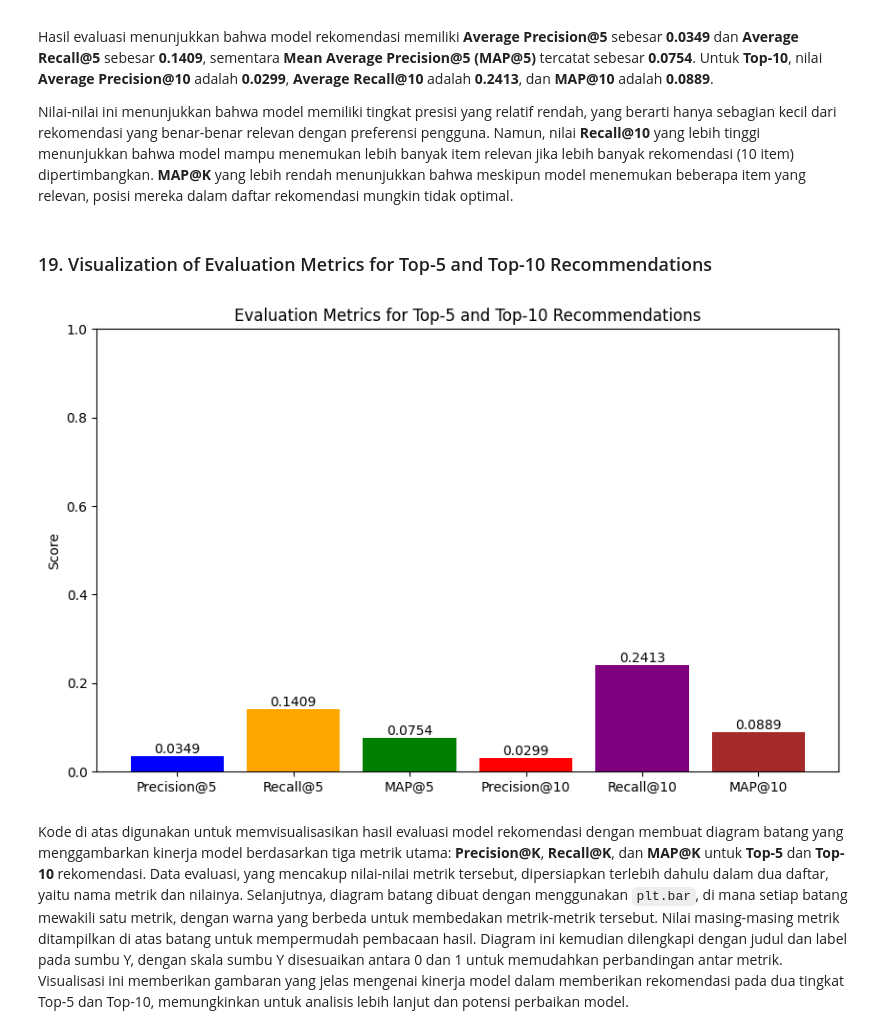
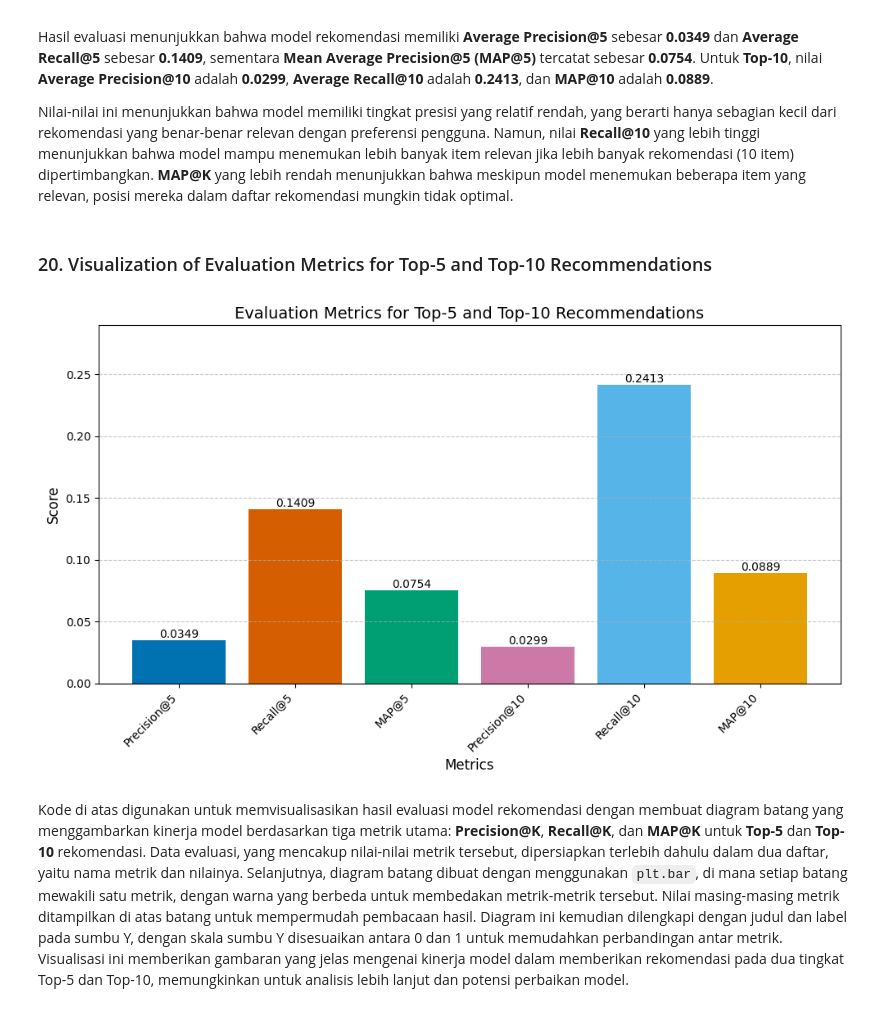
Before and after one commit to bintangmargarethasitumorang/Recommendation-System-Project-Group-06, a Jupyter notebook: CBF_Using_KNN_Toba-Tourism_Group 6.ipynb, the cells around one changed output. Saved outputs shown, nothing was run; the diff lists cells and outputs as text; code cells hidden in the pictures.

```diff
--- a/CBF_Using_KNN_Toba-Tourism_Group 6.ipynb
+++ b/CBF_Using_KNN_Toba-Tourism_Group 6.ipynb
@@ -481,31 +499,36 @@ Secara keseluruhan, kode ini mengukur kinerja model KNN pada test set dan member
 # %%
-# Asumsi hasil evaluasi dari kode sebelumnya
+# Assuming test_rmse and test_mae are already calculated
+# Example values (replace with your actual values)
 test_rmse = mean_squared_error(test_true_ratings, test_predicted_ratings, squared=False)
 test_mae = mean_absolute_error(test_true_ratings, test_predicted_ratings)
 
-# 1. Buat DataFrame untuk menyimpan hasil metrik
+# Create a DataFrame for the metrics
 metrics_data = {
     "Metric": ["RMSE", "MAE"],
     "Value": [test_rmse, test_mae]
 }
 metrics_df = pd.DataFrame(metrics_data)
 
-# 2. Visualisasi RMSE dan MAE
+# Visualize RMSE and MAE with improved colorblind-friendly palette
 plt.figure(figsize=(8, 5))
-bars = plt.bar(metrics_df["Metric"], metrics_df["Value"], color=['blue', 'orange'])
+bars = plt.bar(metrics_df["Metric"], metrics_df["Value"], color=['#0072B2', '#D55E00']) # Qualitative colorblind-safe palette
 plt.title("Model Evaluation Metrics (RMSE and MAE) on Test Set")
 plt.ylabel("Error Value")
-plt.ylim(0, max(metrics_df["Value"]) * 1.2)  # Scale the y-axis
 
-# Add values above bars
+# Set y-axis limit dynamically
+plt.ylim(0, max(metrics_df["Value"]) * 1.2)
+
+# Add value labels above the bars
 for bar in bars:
     yval = bar.get_height()
-    plt.text(bar.get_x() + bar.get_width() / 2.0, yval + 0.02, round(yval, 2), ha='center', va='bottom')
+    plt.text(bar.get_x() + bar.get_width()/2, yval, round(yval, 2), ha='center', va='bottom')
 
-plt.grid(axis="y", linestyle="--", alpha=0.7)
+# Add a horizontal grid for better readability
+plt.grid(axis='y', linestyle='--', alpha=0.7)
+
 plt.show()
 
-# 3. Tampilkan DataFrame sebagai tabel
+# Display the DataFrame as a table
 print("Model Evaluation Metrics (RMSE and MAE):")
-print(metrics_df)
+metrics_df
 # %% [output]
@@ -665,36 +688,42 @@ Hasil evaluasi menunjukkan bahwa model rekomendasi memiliki **Average Precision@
 
 Nilai-nilai ini menunjukkan bahwa model memiliki tingkat presisi yang relatif rendah, yang berarti hanya sebagian kecil dari rekomendasi yang benar-benar relevan dengan preferensi pengguna. Namun, nilai **Recall@10** yang lebih tinggi menunjukkan bahwa model mampu menemukan lebih banyak item relevan jika lebih banyak rekomendasi (10 item) dipertimbangkan. **MAP@K** yang lebih rendah menunjukkan bahwa meskipun model menemukan beberapa item yang relevan, posisi mereka dalam daftar rekomendasi mungkin tidak optimal.
 # %% [markdown]
-### 19. Visualization of Evaluation Metrics for Top-5 and Top-10 Recommendations
+### 20. Visualization of Evaluation Metrics for Top-5 and Top-10 Recommendations
 # %%
 # Data evaluasi
 precision_at_5 = metrics['Precision@5']
 recall_at_5 = metrics['Recall@5']
 map_at_5 = metrics['MAP@5']
 
 precision_at_10 = metrics['Precision@10']
 recall_at_10 = metrics['Recall@10']
 map_at_10 = metrics['MAP@10']
 
-# Data untuk visualisasi
 metrics_names = ['Precision@5', 'Recall@5', 'MAP@5', 'Precision@10', 'Recall@10', 'MAP@10']
 metrics_values = [precision_at_5, recall_at_5, map_at_5, precision_at_10, recall_at_10, map_at_10]
 
+# Warna yang ramah untuk orang buta warna
+colors = ['#0072B2', '#D55E00', '#009E73', '#CC79A7', '#56B4E9', '#E69F00']
+
 # Membuat diagram batang
 plt.figure(figsize=(10, 6))
-bars = plt.bar(metrics_names, metrics_values, color=['blue', 'orange', 'green', 'red', 'purple', 'brown'])
+bars = plt.bar(metrics_names, metrics_values, color=colors)
 
 # Menambahkan nilai di atas batang
 for bar in bars:
     yval = bar.get_height()
-    plt.text(bar.get_x() + bar.get_width()/2, yval, f'{yval:.4f}', ha='center', va='bottom')
+    plt.text(bar.get_x() + bar.get_width()/2, yval, round(yval, 4), ha='center', va='bottom')
 
 # Memberikan judul dan label
-plt.title('Evaluation Metrics for Top-5 and Top-10 Recommendations')
-plt.ylabel('Score')
-plt.ylim(0, 1)  # Menyesuaikan skala untuk metrik evaluasi (0 - 1)
+plt.title('Evaluation Metrics for Top-5 and Top-10 Recommendations', fontsize=14)
+plt.ylabel('Score', fontsize=12)
+plt.xlabel('Metrics', fontsize=12)
+plt.ylim(0, max(metrics_values) * 1.2)  # Menyesuaikan skala y-axis
+plt.xticks(rotation=45, ha='right', fontsize=10) # Rotasi label sumbu x
+plt.grid(axis='y', linestyle='--', alpha=0.7)
+plt.tight_layout() # Menyesuaikan tata letak agar label tidak tumpang tindih
 plt.show()
 # %% [output]
-[figure, old version]
+[figure, new version]
 # %% [markdown]
 Kode di atas digunakan untuk memvisualisasikan hasil evaluasi model rekomendasi dengan membuat diagram batang yang menggambarkan kinerja model berdasarkan tiga metrik utama: **Precision@K**, **Recall@K**, dan **MAP@K** untuk **Top-5** dan **Top-10** rekomendasi. Data evaluasi, yang mencakup nilai-nilai metrik tersebut, dipersiapkan terlebih dahulu dalam dua daftar, yaitu nama metrik dan nilainya. Selanjutnya, diagram batang dibuat dengan menggunakan `plt.bar`, di mana setiap batang mewakili satu metrik, dengan warna yang berbeda untuk membedakan metrik-metrik tersebut. Nilai masing-masing metrik ditampilkan di atas batang untuk mempermudah pembacaan hasil. Diagram ini kemudian dilengkapi dengan judul dan label pada sumbu Y, dengan skala sumbu Y disesuaikan antara 0 dan 1 untuk memudahkan perbandingan antar metrik. Visualisasi ini memberikan gambaran yang jelas mengenai kinerja model dalam memberikan rekomendasi pada dua tingkat Top-5 dan Top-10, memungkinkan untuk analisis lebih lanjut dan potensi perbaikan model.
```
Also changed, not shown: parts of 11 cells of this notebook.
